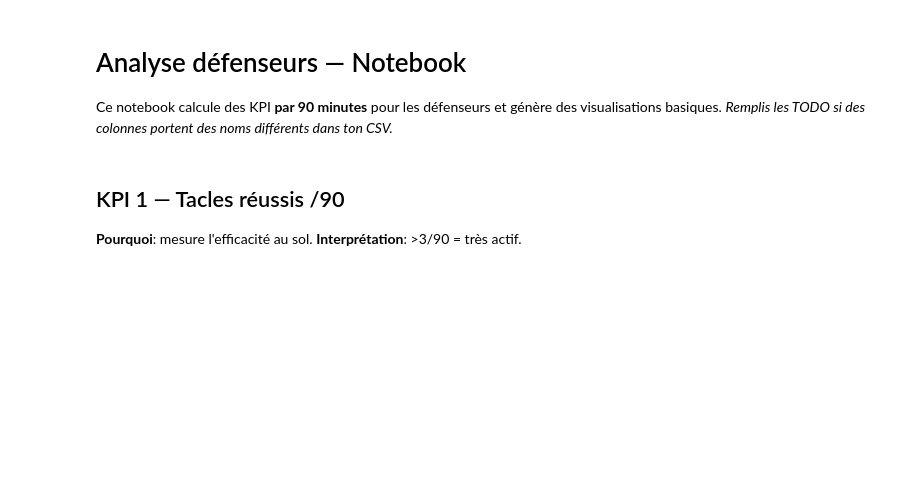
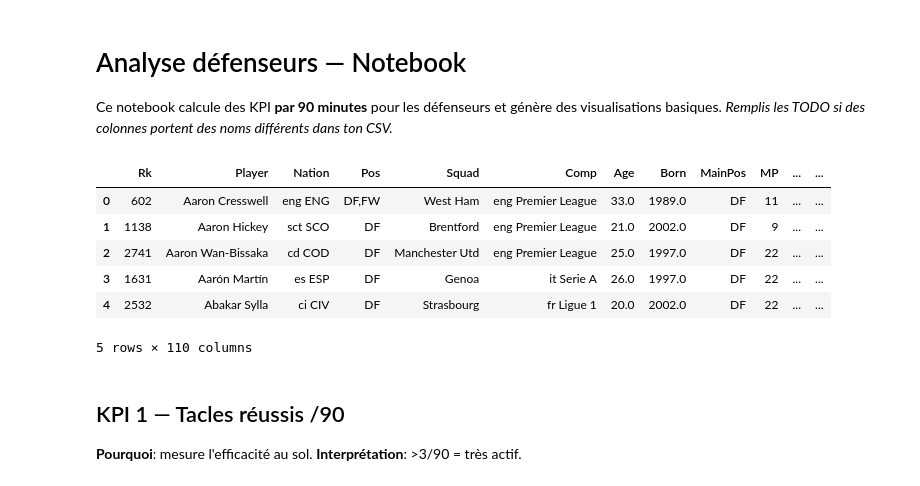
Before and after one commit to teojmn/SoccerStats, a Jupyter notebook: ressources/KPI/defenseurs_kpi_notebook.ipynb, the cells around one changed output. Cells and saved outputs as stored; diff of their text form; code cells hidden in the pictures; blank space fills up the shorter version.

```diff
--- a/ressources/KPI/defenseurs_kpi_notebook.ipynb
+++ b/ressources/KPI/defenseurs_kpi_notebook.ipynb
@@ -8,8 +8,17 @@ import numpy as np
 import matplotlib.pyplot as plt
 # %%
 # Chargement
-df = pd.read_csv('/mnt/data/assembled_data_DF_normalized.csv')
+CSV_PATH = r"../normalized_data/assembled_data_DF_normalized.csv"
+df = pd.read_csv(CSV_PATH)
 df.head()
+# %% [output]
+|  | Rk | Player | Nation | Pos | Squad | Comp | Age | Born | MainPos | MP | ... | ... |
+| 0 | 602 | Aaron Cresswell | eng ENG | DF,FW | West Ham | eng Premier League | 33.0 | 1989.0 | DF | 11 | ... | ... |
+| 1 | 1138 | Aaron Hickey | sct SCO | DF | Brentford | eng Premier League | 21.0 | 2002.0 | DF | 9 | ... | ... |
+| 2 | 2741 | Aaron Wan-Bissaka | cd COD | DF | Manchester Utd | eng Premier League | 25.0 | 1997.0 | DF | 22 | ... | ... |
+| 3 | 1631 | Aarón Martín | es ESP | DF | Genoa | it Serie A | 26.0 | 1997.0 | DF | 22 | ... | ... |
+| 4 | 2532 | Abakar Sylla | ci CIV | DF | Strasbourg | fr Ligue 1 | 20.0 | 2002.0 | DF | 22 | ... | ... |
+5 rows × 110 columns
 # %% [markdown]
 ## KPI 1 — Tacles réussis /90
 **Pourquoi**: mesure l'efficacité au sol. **Interprétation**: >3/90 = très actif.
```
Also changed, not shown: parts of 7 cells of this notebook, 3 other files.
